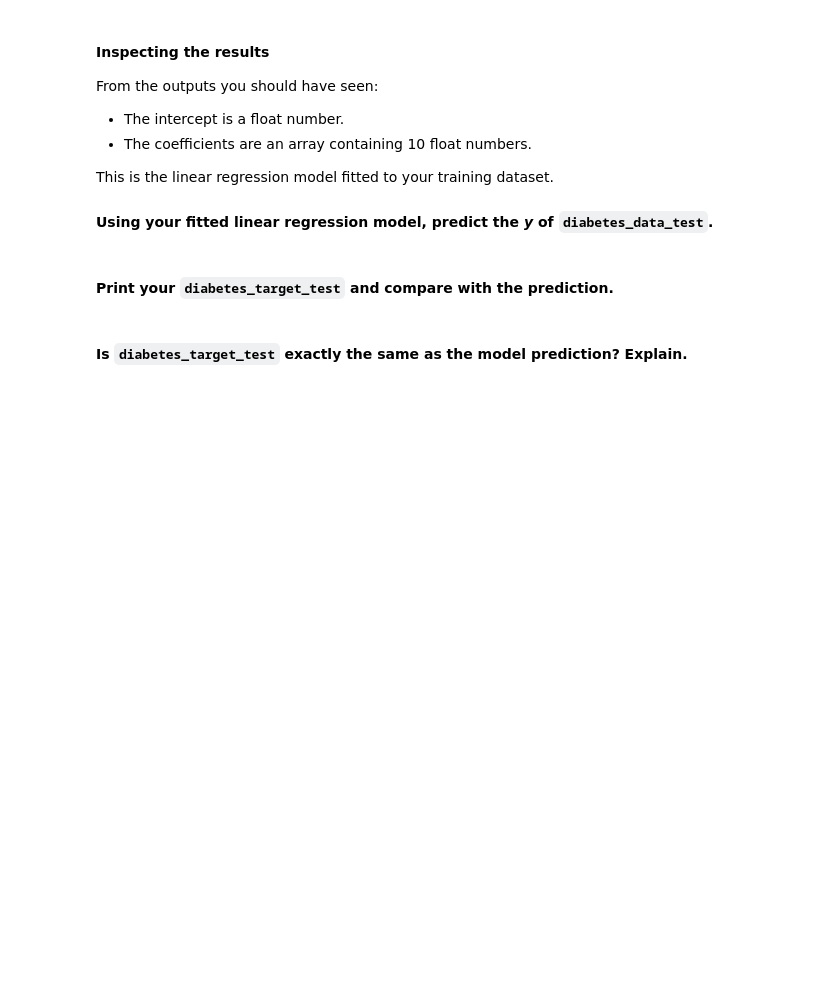
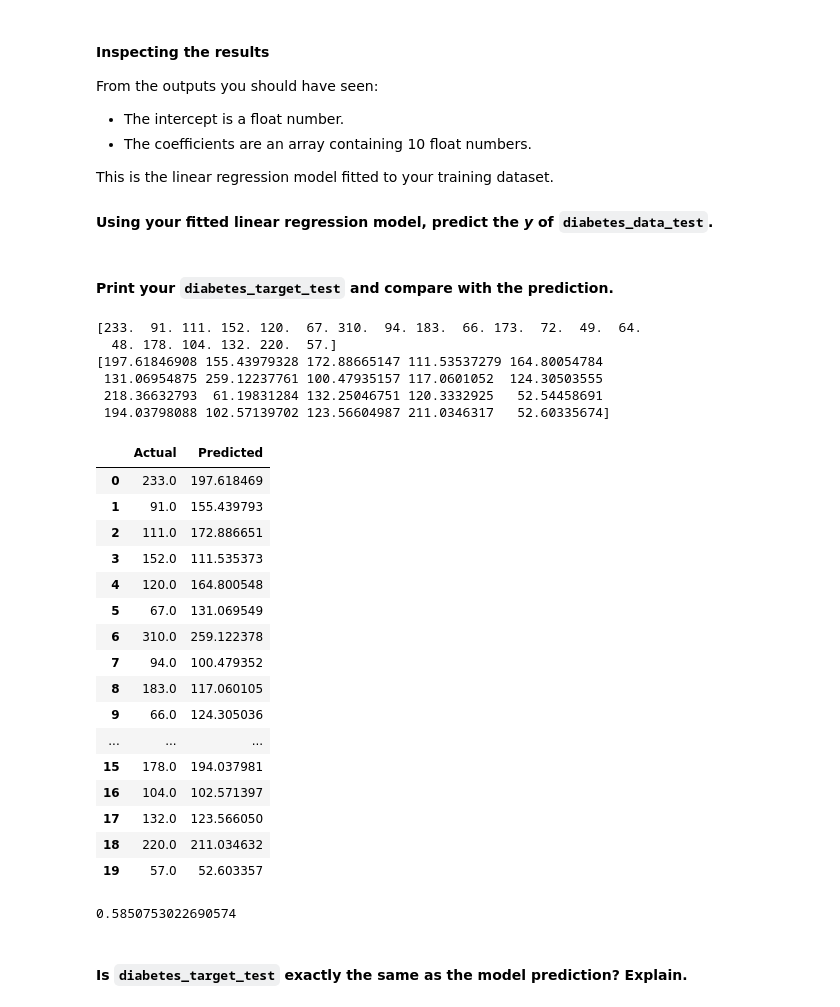
Before and after one commit to ta-datapt-bcn/lab-supervised-learning-regression, a Jupyter notebook: your-code/main.ipynb, the cells around one changed output. Cells and saved outputs as stored; diff of their text form; code cells hidden in the pictures; blank space fills up the shorter version.

```diff
--- a/your-code/main.ipynb
+++ b/your-code/main.ipynb
@@ -72,3 +122,5 @@ Also take a look at the `sklearn.linear_model.LinearRegression` [documentation](
+# %%
+diabetes_model = LinearRegression()
 # %% [markdown]
 #### Next, let's split the training and test data.
 
@@ -78,2 +128,7 @@ Define `diabetes_data_train`, `diabetes_target_train`, `diabetes_data_test`, and
+# %%
+diabetes_data_test = diabetes.data[-20:]
+diabetes_data_train = diabetes.data[:-20]
+diabetes_target_test = diabetes.target[-20:]
+diabetes_target_train = diabetes.target[:-20]
 # %% [markdown]
 Fit the training data and target to `diabetes_model`. Print the *intercept* and *coefficients* of the model.
@@ -81,0 +135,2 @@ Fit the training data and target to `diabetes_model`. Print the *intercept* and
+# %%
+diabetes_model.fit(diabetes_data_train, diabetes_target_train)
@@ -95,2 +160,4 @@ This is the linear regression model fitted to your training dataset.
+# %%
+y_pred = diabetes_model.predict(diabetes_data_test)
 # %% [markdown]
 #### Print your `diabetes_target_test` and compare with the prediction.
@@ -99,2 +164,39 @@ This is the linear regression model fitted to your training dataset.
+# %%
+print(diabetes_target_test)
+print(y_pred)
+# visually we can see they're not the same
+# %% [output]
+[233.  91. 111. 152. 120.  67. 310.  94. 183.  66. 173.  72.  49.  64.
+  48. 178. 104. 132. 220.  57.]
+[197.61846908 155.43979328 172.88665147 111.53537279 164.80054784
+ 131.06954875 259.12237761 100.47935157 117.0601052  124.30503555
+ 218.36632793  61.19831284 132.25046751 120.3332925   52.54458691
+ 194.03798088 102.57139702 123.56604987 211.0346317   52.60335674]
+# %%
+pd.DataFrame({'Actual': diabetes_target_test, 'Predicted': y_pred})
+# we can see that in many cases it's not even close to the real values.
+# %% [output]
+|  | Actual | Predicted |
+| 0 | 233.0 | 197.618469 |
+| 1 | 91.0 | 155.439793 |
+| 2 | 111.0 | 172.886651 |
+| 3 | 152.0 | 111.535373 |
+| 4 | 120.0 | 164.800548 |
+| 5 | 67.0 | 131.069549 |
+| 6 | 310.0 | 259.122378 |
+| 7 | 94.0 | 100.479352 |
+| 8 | 183.0 | 117.060105 |
+| 9 | 66.0 | 124.305036 |
+| ... | ... | ... |
+| 15 | 178.0 | 194.037981 |
+| 16 | 104.0 | 102.571397 |
+| 17 | 132.0 | 123.566050 |
+| 18 | 220.0 | 211.034632 |
+| 19 | 57.0 | 52.603357 |
+# %%
+diabetes_model.score(diabetes_data_test, diabetes_target_test)
+# the score of the model is quite low
+# %% [output]
+0.5850753022690574
 # %% [markdown]
 #### Is `diabetes_target_test` exactly the same as the model prediction? Explain.
```
Also changed, not shown: parts of 82 cells of this notebook, 1 other file.
